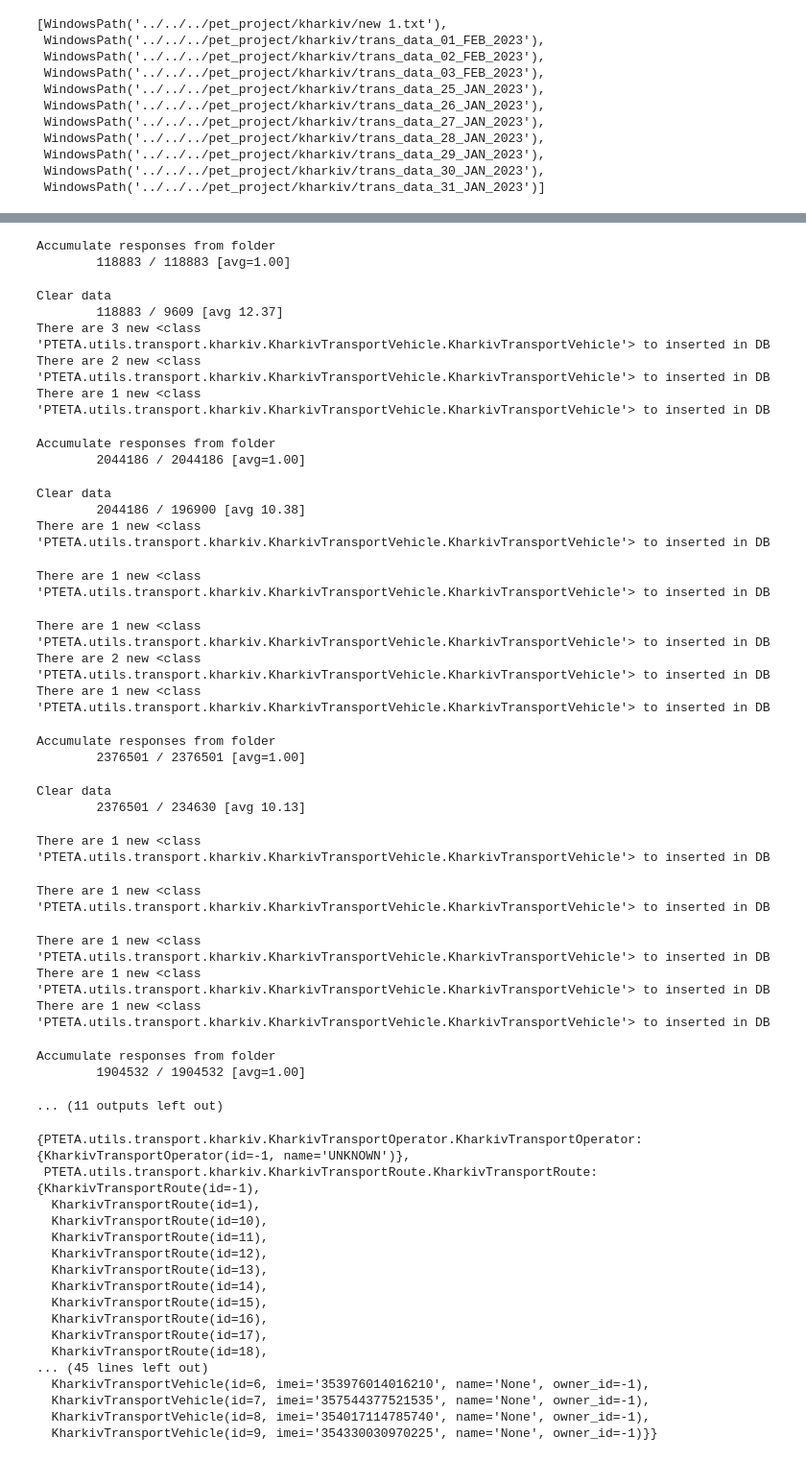
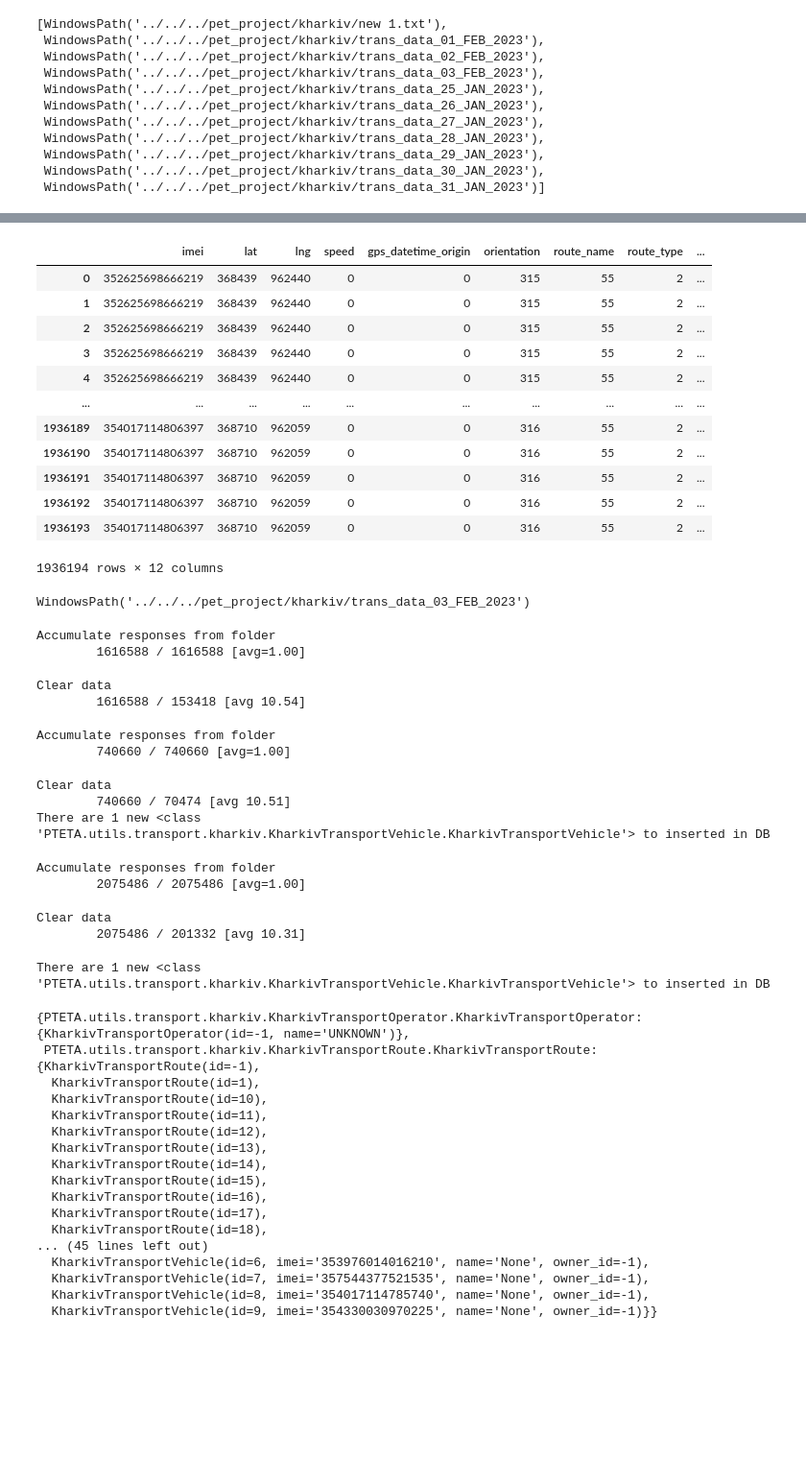
Before and after one commit to vadyusikh/PTETA, a Jupyter notebook: notebooks/kharkiv/Load data to ASW.ipynb, the cells around one changed output, grey strips where cells are left out. Shown: that part at 96% size. Saved outputs shown, nothing was run; the diff lists cells and outputs as text; code cells hidden in the pictures; blank space fills up the shorter version.

```diff
--- a/notebooks/kharkiv/Load data to ASW.ipynb
+++ b/notebooks/kharkiv/Load data to ASW.ipynb
@@ -105,3 +159,21 @@ def clear_data(in_df):
+# %%
+df_1 = pd.read_parquet(folder_path.parent/'archive'/(folder_path.name + '_origin.parquet') )
+# %%
+df_1
+# %% [output]
+|  | imei | lat | lng | speed | gps_datetime_origin | orientation | route_name | route_type | ... |
+| 0 | 352625698666219 | 368439 | 962440 | 0 | 0 | 315 | 55 | 2 | ... |
+| 1 | 352625698666219 | 368439 | 962440 | 0 | 0 | 315 | 55 | 2 | ... |
+| 2 | 352625698666219 | 368439 | 962440 | 0 | 0 | 315 | 55 | 2 | ... |
+| 3 | 352625698666219 | 368439 | 962440 | 0 | 0 | 315 | 55 | 2 | ... |
+| 4 | 352625698666219 | 368439 | 962440 | 0 | 0 | 315 | 55 | 2 | ... |
+| ... | ... | ... | ... | ... | ... | ... | ... | ... | ... |
+| 1936189 | 354017114806397 | 368710 | 962059 | 0 | 0 | 316 | 55 | 2 | ... |
+| 1936190 | 354017114806397 | 368710 | 962059 | 0 | 0 | 316 | 55 | 2 | ... |
+| 1936191 | 354017114806397 | 368710 | 962059 | 0 | 0 | 316 | 55 | 2 | ... |
+| 1936192 | 354017114806397 | 368710 | 962059 | 0 | 0 | 316 | 55 | 2 | ... |
+| 1936193 | 354017114806397 | 368710 | 962059 | 0 | 0 | 316 | 55 | 2 | ... |
+1936194 rows × 12 columns
 # %%
 import PTETA
 import importlib
@@ -126,6 +198,10 @@ finally: from PTETA.utils.transport.kharkiv.KharkivTransportVehicle import Khark
 try: del TransGPSCVMonitor
 except: pass
 finally: from aws.src.TransGPSCVMonitor import TransGPSCVMonitor
+# %%
+folder_path
+# %% [output]
+WindowsPath('../../../pet_project/kharkiv/trans_data_03_FEB_2023')
 # %%
 BATCH_SIZE = 3_000
 connection_config= dict({
@@ -142,7 +218,7 @@ file_path_list =list(Path("D:/projects/pet_project/tables").iterdir())
 file_path_list = sorted(file_path_list,
                         key=lambda p: datetime.strptime(p.name[9:-4], '%d_%b_%Y') )
 
-for folder_path in tqdm(kharkiv_folders_list[3:]):
+for folder_path in tqdm(kharkiv_folders_list[:-1]):
 
     df = accumulate_responses_from_folder(folder_path)
     df_u = clear_data(df)
@@ -168,33 +244,19 @@ for folder_path in tqdm(kharkiv_folders_list[3:]):
         monitor.write_to_db(batch_df.to_dict('records'))
 # %% [output]
 Accumulate responses from folder
-        118883 / 118883 [avg=1.00]
+        1616588 / 1616588 [avg=1.00]
 Clear data
-        118883 / 9609 [avg 12.37]
-There are 3 new <class 'PTETA.utils.transport.kharkiv.KharkivTransportVehicle.KharkivTransportVehicle'> to inserted in DB
-There are 2 new <class 'PTETA.utils.transport.kharkiv.KharkivTransportVehicle.KharkivTransportVehicle'> to inserted in DB
-There are 1 new <class 'PTETA.utils.transport.kharkiv.KharkivTransportVehicle.KharkivTransportVehicle'> to inserted in DB
+        1616588 / 153418 [avg 10.54]
 Accumulate responses from folder
-        2044186 / 2044186 [avg=1.00]
+        740660 / 740660 [avg=1.00]
 Clear data
-        2044186 / 196900 [avg 10.38]
+        740660 / 70474 [avg 10.51]
 There are 1 new <class 'PTETA.utils.transport.kharkiv.KharkivTransportVehicle.KharkivTransportVehicle'> to inserted in DB
-There are 1 new <class 'PTETA.utils.transport.kharkiv.KharkivTransportVehicle.KharkivTransportVehicle'> to inserted in DB
+Accumulate responses from folder
+        2075486 / 2075486 [avg=1.00]
-There are 1 new <class 'PTETA.utils.transport.kharkiv.KharkivTransportVehicle.KharkivTransportVehicle'> to inserted in DB
-There are 2 new <class 'PTETA.utils.transport.kharkiv.KharkivTransportVehicle.KharkivTransportVehicle'> to inserted in DB
-There are 1 new <class 'PTETA.utils.transport.kharkiv.KharkivTransportVehicle.KharkivTransportVehicle'> to inserted in DB
+Clear data
+        2075486 / 201332 [avg 10.31]
-Accumulate responses from folder
-        2376501 / 2376501 [avg=1.00]
+There are 1 new <class 'PTETA.utils.transport.kharkiv.KharkivTransportVehicle.KharkivTransportVehicle'> to inserted in DB
-Clear data
-        2376501 / 234630 [avg 10.13]
-There are 1 new <class 'PTETA.utils.transport.kharkiv.KharkivTransportVehicle.KharkivTransportVehicle'> to inserted in DB
-There are 1 new <class 'PTETA.utils.transport.kharkiv.KharkivTransportVehicle.KharkivTransportVehicle'> to inserted in DB
-There are 1 new <class 'PTETA.utils.transport.kharkiv.KharkivTransportVehicle.KharkivTransportVehicle'> to inserted in DB
-There are 1 new <class 'PTETA.utils.transport.kharkiv.KharkivTransportVehicle.KharkivTransportVehicle'> to inserted in DB
-There are 1 new <class 'PTETA.utils.transport.kharkiv.KharkivTransportVehicle.KharkivTransportVehicle'> to inserted in DB
-Accumulate responses from folder
-        1904532 / 1904532 [avg=1.00]
-... (11 outputs left out)
 # %%
 monitor.objects_unique
 # %% [output]
```
Also changed, not shown: parts of 17 cells of this notebook, 25 other files.
